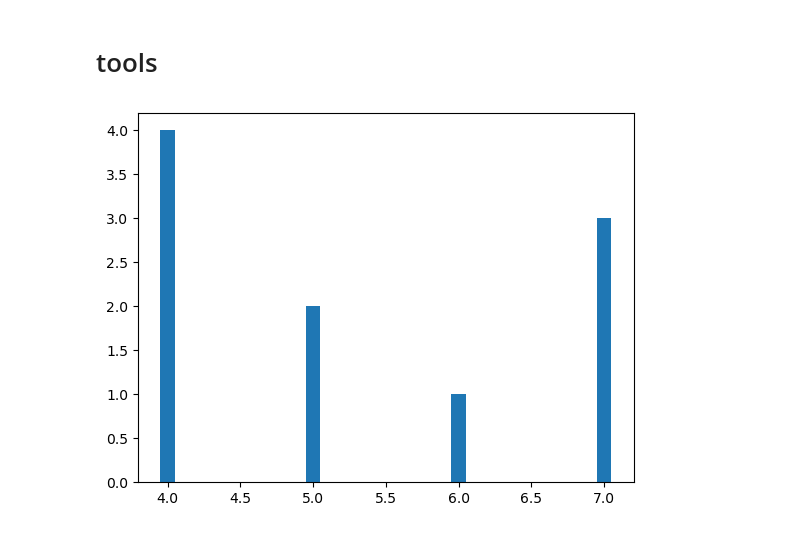
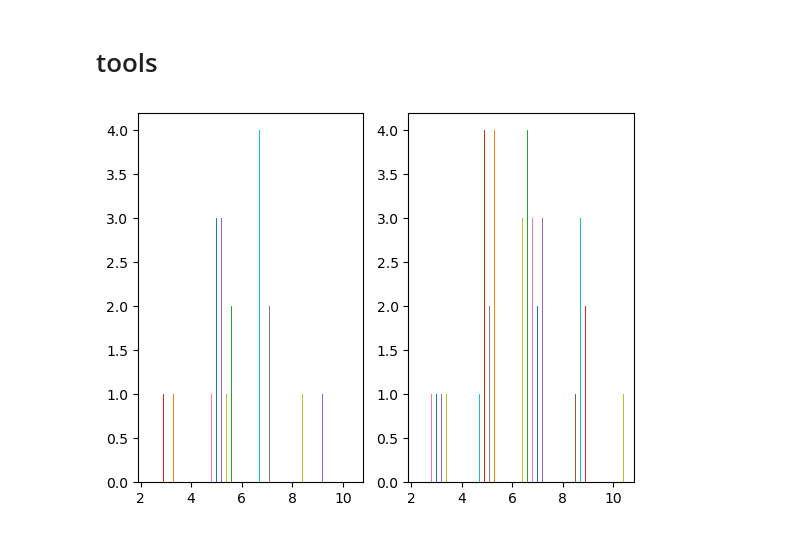
Before and after one commit to Victor-Le-Coz/secured_interbank_network_public, a Jupyter notebook: emp_analysis.ipynb, the cells around one changed output. Drawn from its saved outputs; the diff is of its cells as text; code cells hidden in the pictures.

```diff
--- a/emp_analysis.ipynb
+++ b/emp_analysis.ipynb
@@ -123,19 +98,20 @@ ef.get_df_finrep()
 # %%
 from matplotlib import pyplot as plt
 
-fig, ax = plt.subplots(1,1)
+fig, (ax1,ax2) = plt.subplots(1,2)
 pos = 0
 width = 0.2
-for  i in range(1):
+for  i in range(10):
     binary_adj = np.random.randint(0,2,(10,10))
     bank_network = nx.from_numpy_array(
                 binary_adj,
                 parallel_edges=False,
                 create_using=nx.DiGraph,
             )  # first define a networkx object.
     ar_in_degree = np.array(bank_network.in_degree())[:,1]
     hist = np.unique(ar_in_degree, return_counts=True)
-    ax.bar(hist[0] + pos, hist[1], width=0.1)
+    ax1.bar(hist[0] + pos, hist[1], width=0.01)
+    ax2.bar(hist[0] + pos, hist[1], width=0.01)
     pos = pos +width +0.1
 # %% [output]
-[figure, old version]
+[figure, new version]
```
Also changed, not shown: parts of 7 cells of this notebook, 2 other files.
